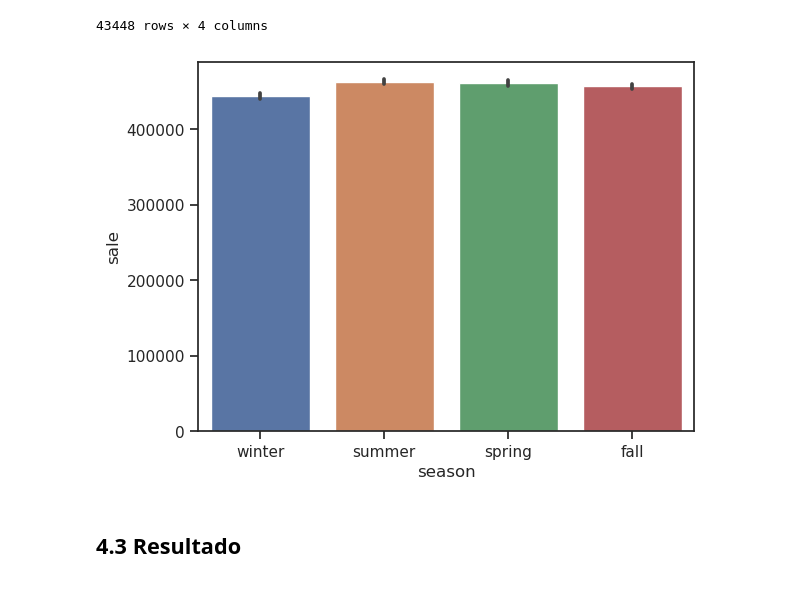
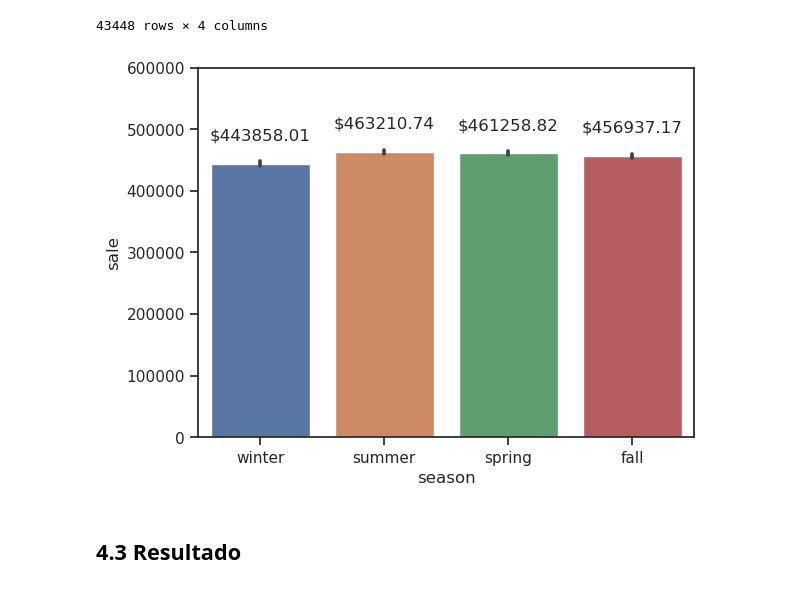
Before and after one commit to hugoferraz5/House_Rocket1, a Jupyter notebook: House_Rocket_Dashboard.ipynb, the cells around one changed output. Saved outputs shown, nothing was run; the diff lists cells and outputs as text; code cells hidden in the pictures.

```diff
--- a/House_Rocket_Dashboard.ipynb
+++ b/House_Rocket_Dashboard.ipynb
@@ -60,8 +61,6 @@ df.head()
 | 3 | 2487200875 | 2014-12-09 | 604000 | 4 | 3.00 | 1960 | 5000 | 1.00 | 0 | 0 | ... |
 | 4 | 1954400510 | 2015-02-18 | 510000 | 3 | 2.00 | 1680 | 8080 | 1.00 | 0 | 0 | ... |
 5 rows × 21 columns
-# %%
-df = df.copy()
 # %% [markdown]
 # 3 INSIGHTS
 # %% [markdown]
@@ -95,10 +163,0 @@ plt.show()
-# %%
-df['porao'] = df['sqft_basement'].apply(lambda x: 'nao' if x == 0
-                                                  else 'sim')
-h3 = df[['porao', 'sqft_lot', 'price']].groupby('porao').sum().reset_index()
-
-sns.barplot(x = 'porao', y = 'sqft_lot', data = h3);
-
-plt.ticklabel_format(style='plain', axis='y')
-
-plt.show()
@@ -286,11 +460,24 @@ df5[['season', 'price', 'id', 'sale']]
 | 43447 | fall | 549000 | 6821101731 | 713700.00 |
 43448 rows × 4 columns
 # %%
+warnings.filterwarnings('ignore')
+
+plt.figure()
+
 n = df5[['price_medi_season', 'price', 'sale', 'price_median', 'season', 'zipcode']]
-n
-sns.barplot(data = n, x = 'season', y = 'sale');
+ax = sns.barplot(data = n, x = 'season', y = 'sale');
+
+for p in ax.patches:
+    value = round(p.get_height(), 2)
+    ax.annotate(f'${value}', (p.get_x() + p.get_width() / 2., p.get_height()),
+                 ha='center',va='center', xytext=(0, 20), textcoords='offset points')
+
+max_y_lim =600000
+plt.ylim( 0, max_y_lim)
+
+fig.show()
 # %% [output]
-[figure, old version]
+[figure, new version]
 # %% [markdown]
 ## 4.3 Resultado
 # %%
```
Also changed, not shown: parts of 15 cells of this notebook, 8 other files.
